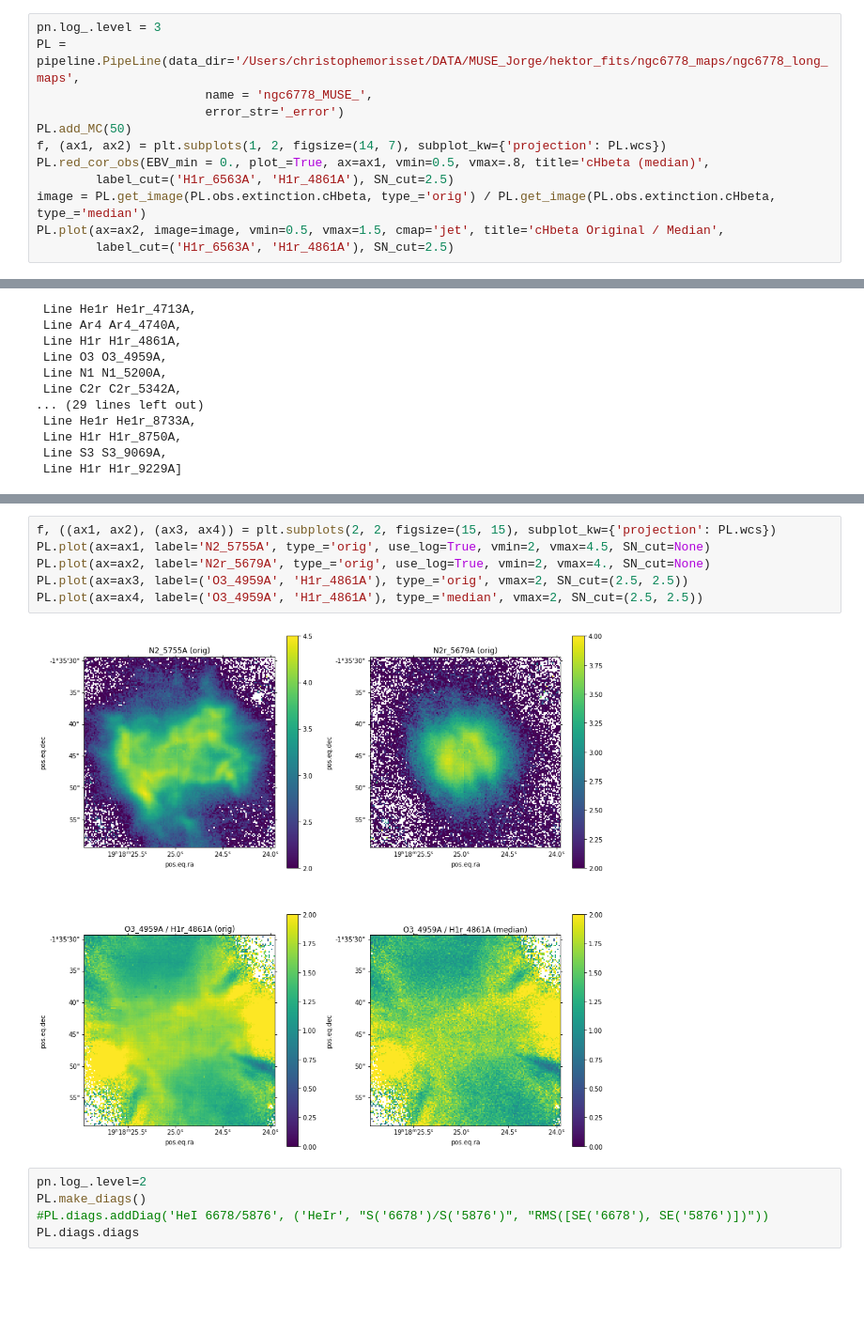
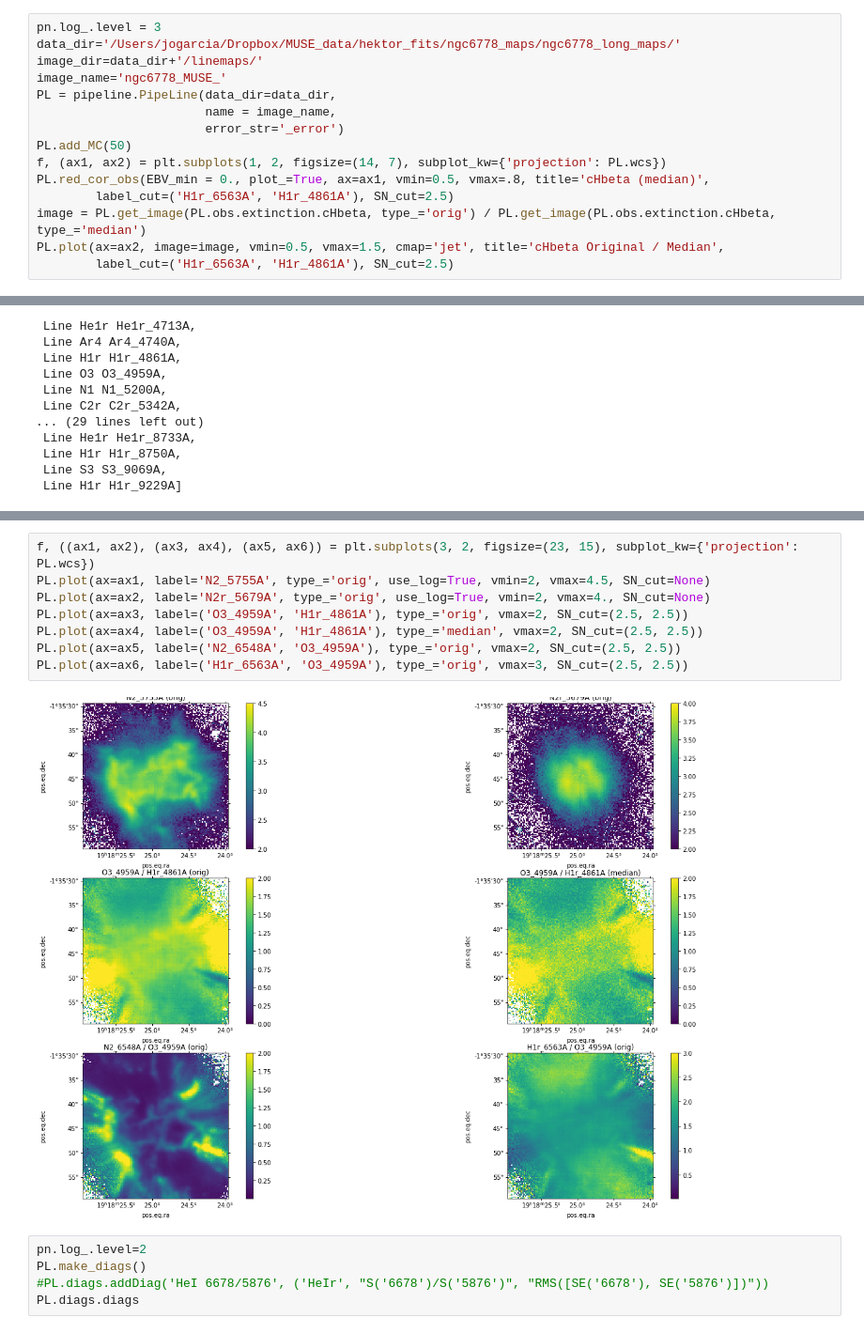
Before and after one commit to Morisset/MUSE_PNe, a Jupyter notebook: pipelineMC.ipynb, the cells around one changed output, grey strips where cells are left out. Shown at 94% size. Saved outputs shown, nothing was run; the diff lists cells and outputs as text; blank space fills up the shorter version.

```diff
--- a/pipelineMC.ipynb
+++ b/pipelineMC.ipynb
@@ -10,8 +10,11 @@ import pyneb as pn
 %autoreload 1
 # %%
 pn.log_.level = 3
-PL = pipeline.PipeLine(data_dir='/Users/christophemorisset/DATA/MUSE_Jorge/hektor_fits/ngc6778_maps/ngc6778_long_maps',
-                       name = 'ngc6778_MUSE_',
+data_dir='/Users/jogarcia/Dropbox/MUSE_data/hektor_fits/ngc6778_maps/ngc6778_long_maps/'
+image_dir=data_dir+'/linemaps/'
+image_name='ngc6778_MUSE_'
+PL = pipeline.PipeLine(data_dir=data_dir,
+                       name = image_name,
                        error_str='_error')
 PL.add_MC(50)
 f, (ax1, ax2) = plt.subplots(1, 2, figsize=(14, 7), subplot_kw={'projection': PL.wcs})
@@ -70,11 +73,13 @@ print(np.nanmedian(PL.obs.extinction.cHbeta));
 # %%
-f, ((ax1, ax2), (ax3, ax4)) = plt.subplots(2, 2, figsize=(15, 15), subplot_kw={'projection': PL.wcs})
+f, ((ax1, ax2), (ax3, ax4), (ax5, ax6)) = plt.subplots(3, 2, figsize=(23, 15), subplot_kw={'projection': PL.wcs})
 PL.plot(ax=ax1, label='N2_5755A', type_='orig', use_log=True, vmin=2, vmax=4.5, SN_cut=None)
 PL.plot(ax=ax2, label='N2r_5679A', type_='orig', use_log=True, vmin=2, vmax=4., SN_cut=None)
 PL.plot(ax=ax3, label=('O3_4959A', 'H1r_4861A'), type_='orig', vmax=2, SN_cut=(2.5, 2.5))
 PL.plot(ax=ax4, label=('O3_4959A', 'H1r_4861A'), type_='median', vmax=2, SN_cut=(2.5, 2.5))
+PL.plot(ax=ax5, label=('N2_6548A', 'O3_4959A'), type_='orig', vmax=2, SN_cut=(2.5, 2.5))
+PL.plot(ax=ax6, label=('H1r_6563A', 'O3_4959A'), type_='orig', vmax=3, SN_cut=(2.5, 2.5))
 # %% [output]
-[figure, old version]
+[figure, new version]
 # %%
 pn.log_.level=2
 PL.make_diags()
```
Also changed, not shown: parts of 2 cells of this notebook, 2 other files.
